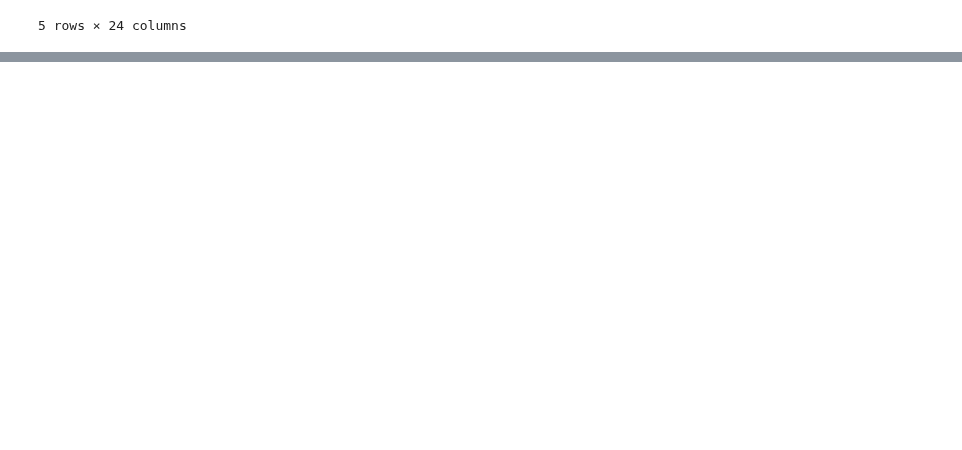
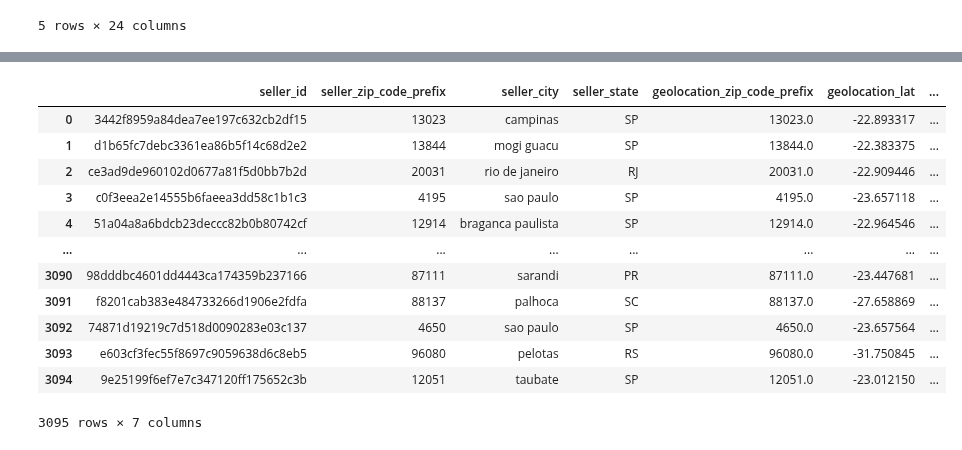
Before and after one commit to Daviedavie100/ML_MachineLearning, a Jupyter notebook: ecommerce.ipynb, the cells around one changed output, grey strips where cells are left out. Saved outputs shown, nothing was run; the diff lists cells and outputs as text; code cells hidden in the pictures; blank space fills up the shorter version.

```diff
--- a/ecommerce.ipynb
+++ b/ecommerce.ipynb
@@ -580 +607,25 @@ sellers_geo = sellers_dataset.merge(geolocation_dataset, left_on='seller_zip_cod
+# %%
+geo_grouped = geolocation_dataset.groupby('geolocation_zip_code_prefix')[['geolocation_lat', 'geolocation_lng']].mean().reset_index()
+
+sellers_geo = sellers_dataset.merge(
+    geo_grouped,
+    left_on='seller_zip_code_prefix',
+    right_on='geolocation_zip_code_prefix',
+    how='left'
+)
+sellers_geo
+# %% [output]
+|  | seller_id | seller_zip_code_prefix | seller_city | seller_state | geolocation_zip_code_prefix | geolocation_lat | ... |
+| 0 | 3442f8959a84dea7ee197c632cb2df15 | 13023 | campinas | SP | 13023.0 | -22.893317 | ... |
+| 1 | d1b65fc7debc3361ea86b5f14c68d2e2 | 13844 | mogi guacu | SP | 13844.0 | -22.383375 | ... |
+| 2 | ce3ad9de960102d0677a81f5d0bb7b2d | 20031 | rio de janeiro | RJ | 20031.0 | -22.909446 | ... |
+| 3 | c0f3eea2e14555b6faeea3dd58c1b1c3 | 4195 | sao paulo | SP | 4195.0 | -23.657118 | ... |
+| 4 | 51a04a8a6bdcb23deccc82b0b80742cf | 12914 | braganca paulista | SP | 12914.0 | -22.964546 | ... |
+| ... | ... | ... | ... | ... | ... | ... | ... |
+| 3090 | 98dddbc4601dd4443ca174359b237166 | 87111 | sarandi | PR | 87111.0 | -23.447681 | ... |
+| 3091 | f8201cab383e484733266d1906e2fdfa | 88137 | palhoca | SC | 88137.0 | -27.658869 | ... |
+| 3092 | 74871d19219c7d518d0090283e03c137 | 4650 | sao paulo | SP | 4650.0 | -23.657564 | ... |
+| 3093 | e603cf3fec55f8697c9059638d6c8eb5 | 96080 | pelotas | RS | 96080.0 | -31.750845 | ... |
+| 3094 | 9e25199f6ef7e7c347120ff175652c3b | 12051 | taubate | SP | 12051.0 | -23.012150 | ... |
+3095 rows × 7 columns
 # %%
```
Also changed, not shown: parts of 9 cells of this notebook.
